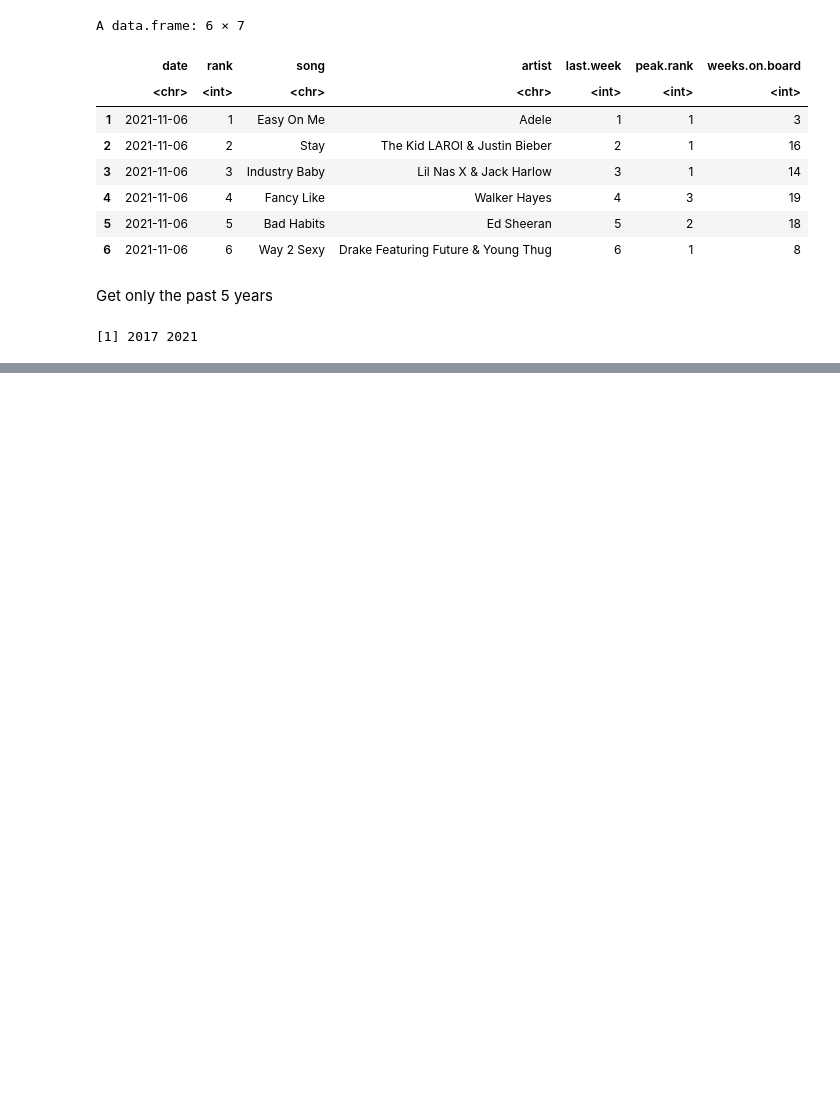
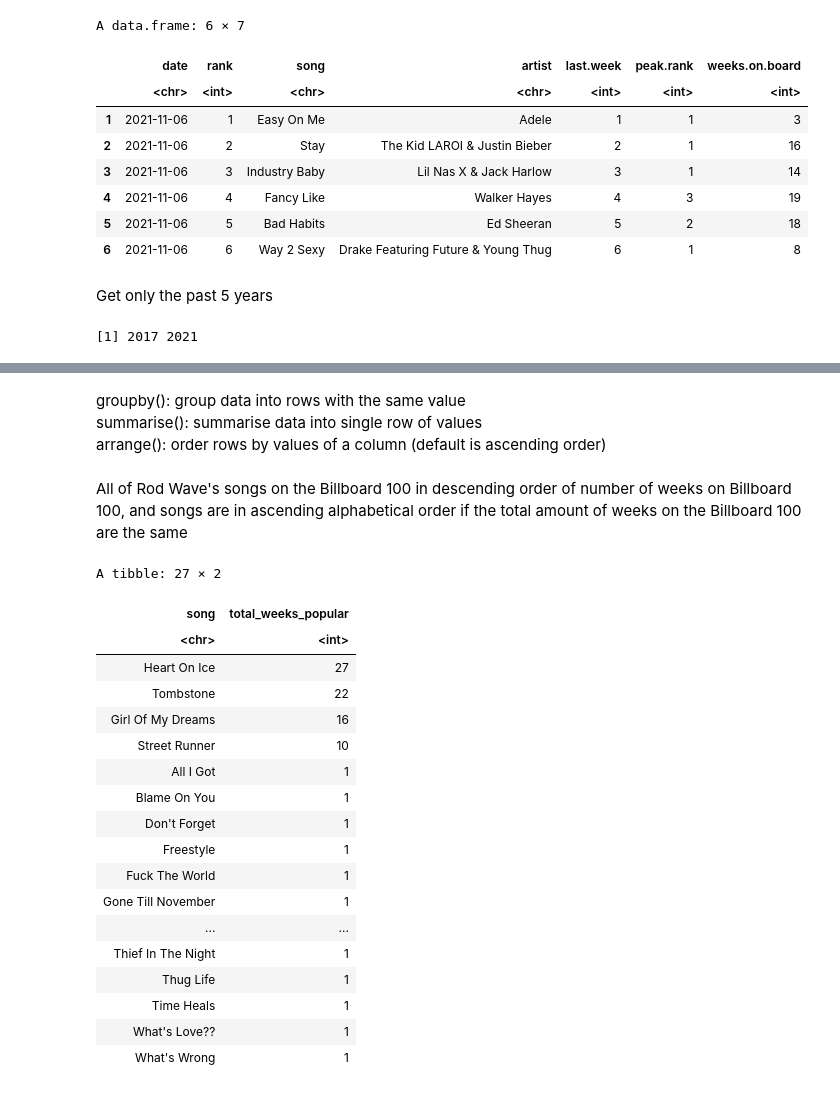
Before and after one commit to glennnoronha/R, a Jupyter notebook: dplyr_practice.ipynb, the cells around one changed output, grey strips where cells are left out. Saved outputs shown, nothing was run; the diff lists cells and outputs as text; code cells hidden in the pictures; blank space fills up the shorter version.

```diff
--- a/dplyr_practice.ipynb
+++ b/dplyr_practice.ipynb
@@ -42,0 +167,32 @@ last_5_years %>%
+# %% [markdown]
+groupby(): group data into rows with the same value <br>
+summarise(): summarise data into single row of values <br>
+arrange(): order rows by values of a column (default is ascending order)
+# %% [markdown]
+All of Rod Wave's songs on the Billboard 100 in descending order of number of weeks on Billboard 100, and songs are in ascending alphabetical order if the total amount of weeks on the Billboard 100 are the same
+# %%
+billboard100 %>%
+  filter(artist == "Rod Wave") %>%
+  group_by(song) %>%
+  summarise(total_weeks_popular = max(weeks_popular)) %>%
+  arrange(desc(total_weeks_popular), song)
+# %% [output]
+A tibble: 27 × 2
+| song | total_weeks_popular |
+| <chr> | <int> |
+| Heart On Ice | 27 |
+| Tombstone | 22 |
+| Girl Of My Dreams | 16 |
+| Street Runner | 10 |
+| All I Got | 1 |
+| Blame On You | 1 |
+| Don't Forget | 1 |
+| Freestyle | 1 |
+| Fuck The World | 1 |
+| Gone Till November | 1 |
+| ... | ... |
+| Thief In The Night | 1 |
+| Thug Life | 1 |
+| Time Heals | 1 |
+| What's Love?? | 1 |
+| What's Wrong | 1 |
```
Also changed, not shown: parts of 17 cells of this notebook.
